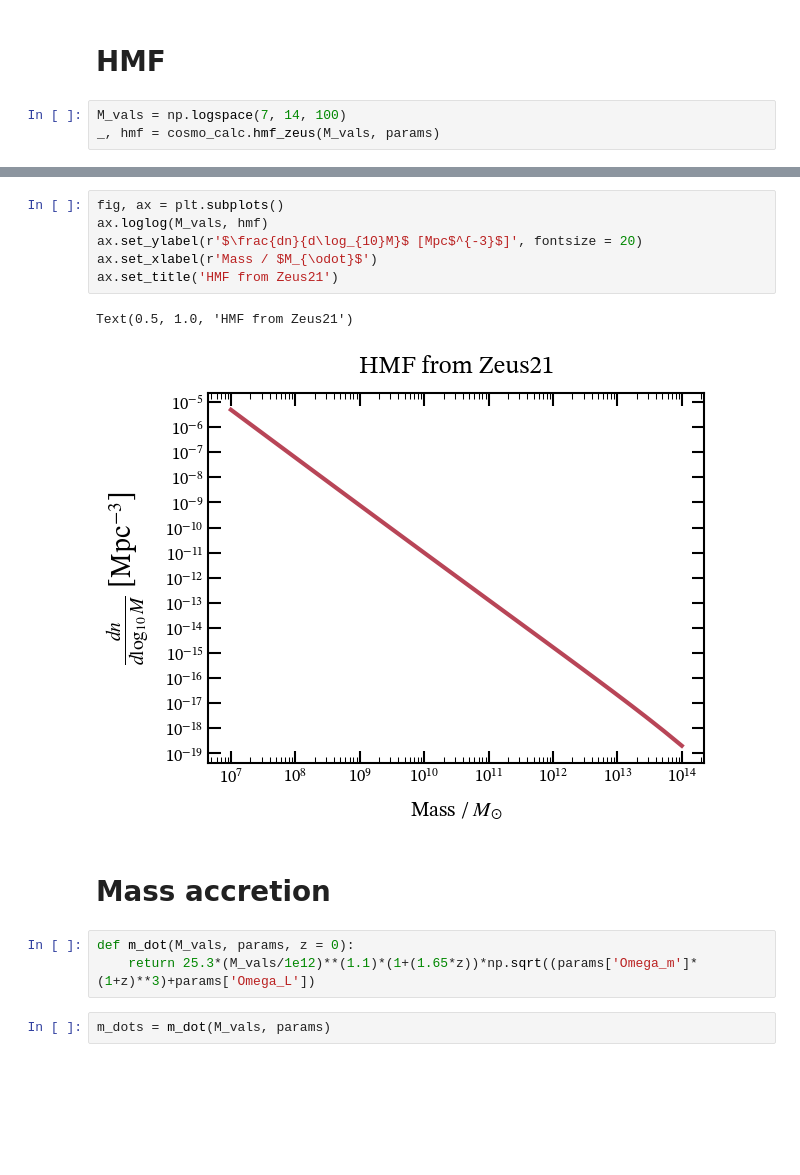
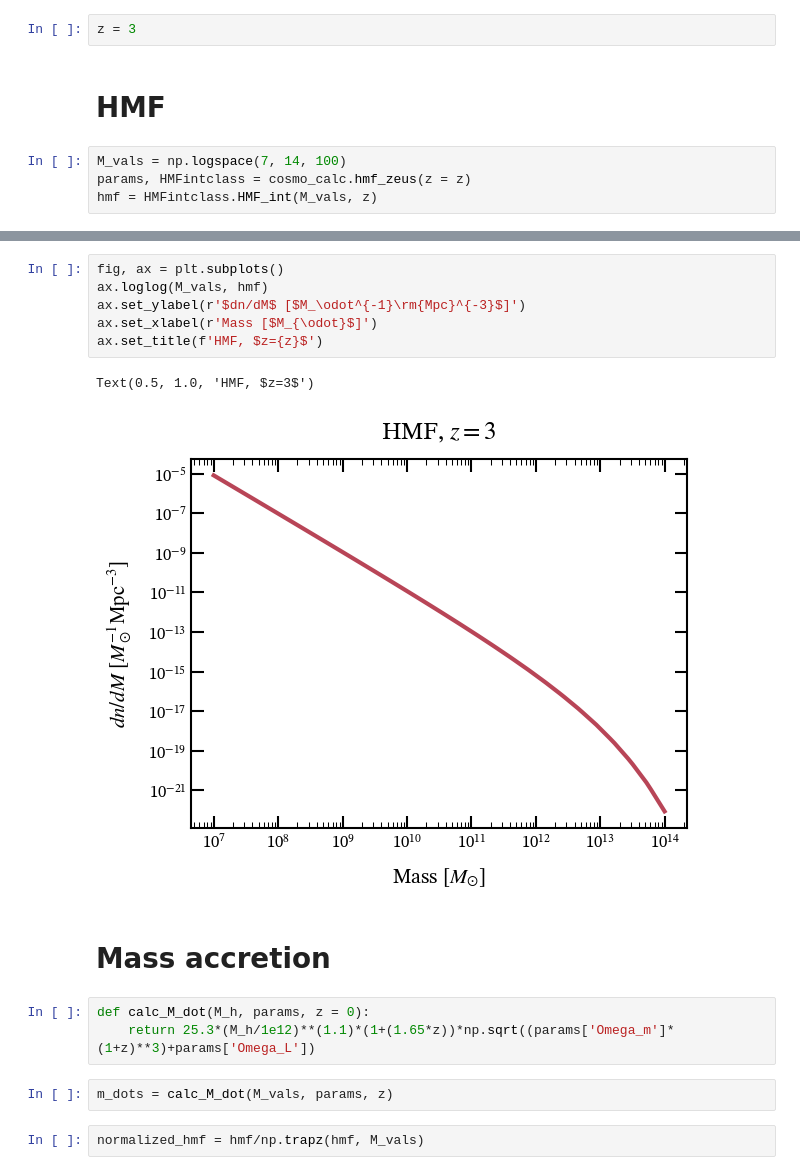
Before and after one commit to ebregou/modeling_stochasticity, a Jupyter notebook: notebooks/UVLF.ipynb, the cells around one changed output, grey strips where cells are left out. Drawn from its saved outputs; the diff is of its cells as text; blank space fills up the shorter version.

```diff
--- a/notebooks/UVLF.ipynb
+++ b/notebooks/UVLF.ipynb
@@ -16,5 +10,8 @@ params = cosmo_calc.get_params()
+# %%
+z = 3
 # %% [markdown]
 # HMF
 # %%
 M_vals = np.logspace(7, 14, 100)
-_, hmf = cosmo_calc.hmf_zeus(M_vals, params)
+params, HMFintclass = cosmo_calc.hmf_zeus(z = z)
+hmf = HMFintclass.HMF_int(M_vals, z)
@@ -23,18 +25,20 @@ _, hmf = cosmo_calc.hmf_zeus(M_vals, params)
 # %%
 fig, ax = plt.subplots()
 ax.loglog(M_vals, hmf)
-ax.set_ylabel(r'$\frac{dn}{d\log_{10}M}$ [Mpc$^{-3}$]', fontsize = 20)
-ax.set_xlabel(r'Mass / $M_{\odot}$')
-ax.set_title('HMF from Zeus21')
+ax.set_ylabel(r'$dn/dM$ [$M_\odot^{-1}\rm{Mpc}^{-3}$]')
+ax.set_xlabel(r'Mass [$M_{\odot}$]')
+ax.set_title(f'HMF, $z={z}$')
 # %% [output]
-Text(0.5, 1.0, 'HMF from Zeus21')
+Text(0.5, 1.0, 'HMF, $z=3$')
-[figure, old version]
+[figure, new version]
 # %% [markdown]
 # Mass accretion
 # %%
-def m_dot(M_vals, params, z = 0):
-    return 25.3*(M_vals/1e12)**(1.1)*(1+(1.65*z))*np.sqrt((params['Omega_m']*(1+z)**3)+params['Omega_L'])
+def calc_M_dot(M_h, params, z = 0):
+    return 25.3*(M_h/1e12)**(1.1)*(1+(1.65*z))*np.sqrt((params['Omega_m']*(1+z)**3)+params['Omega_L'])
 # %%
-m_dots = m_dot(M_vals, params)
+m_dots = calc_M_dot(M_vals, params, z)
+# %%
+normalized_hmf = hmf/np.trapz(hmf, M_vals)
 # %%
 fig, ax = plt.subplots()
```
Also changed, not shown: parts of 8 cells of this notebook, 3 other files.
